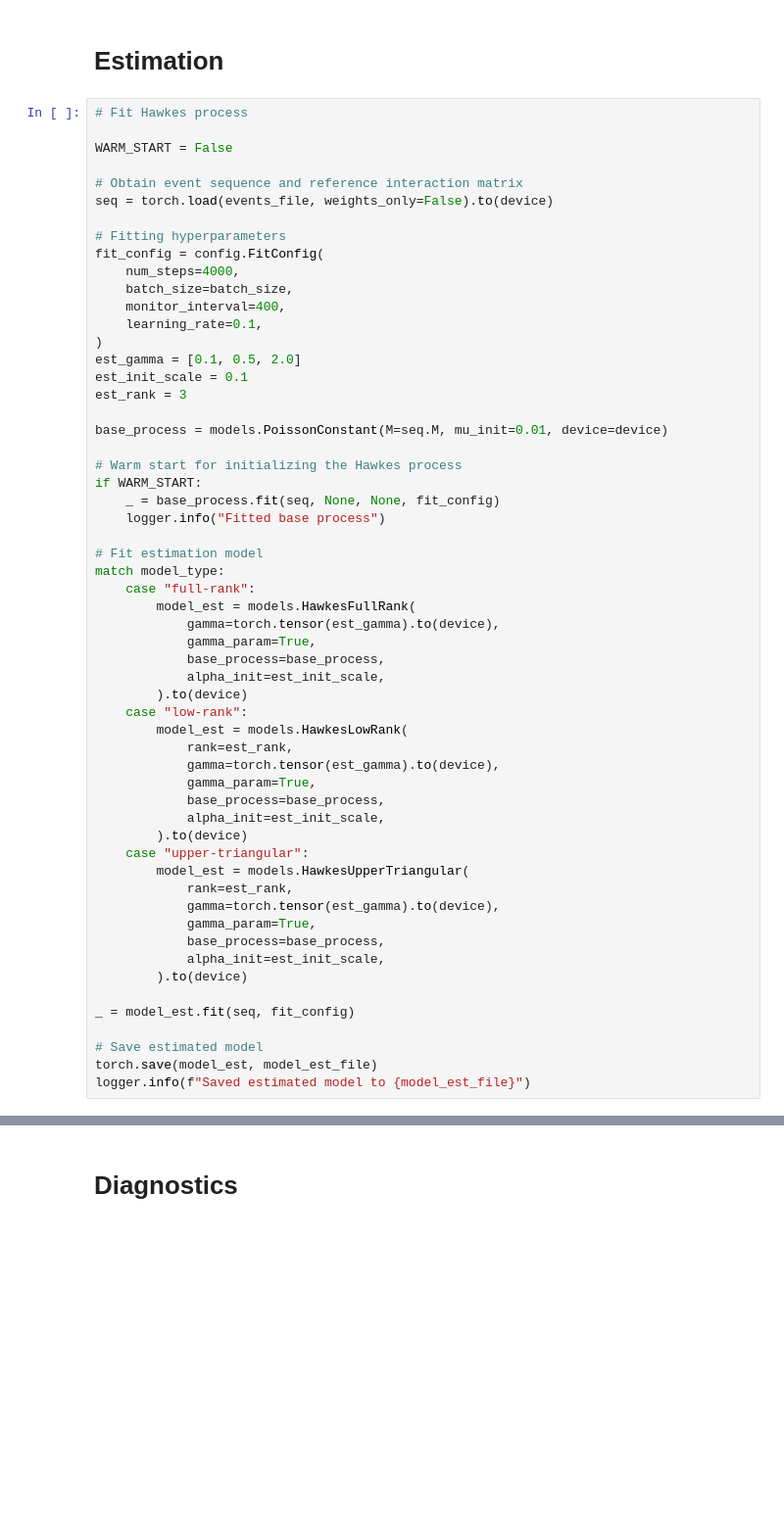
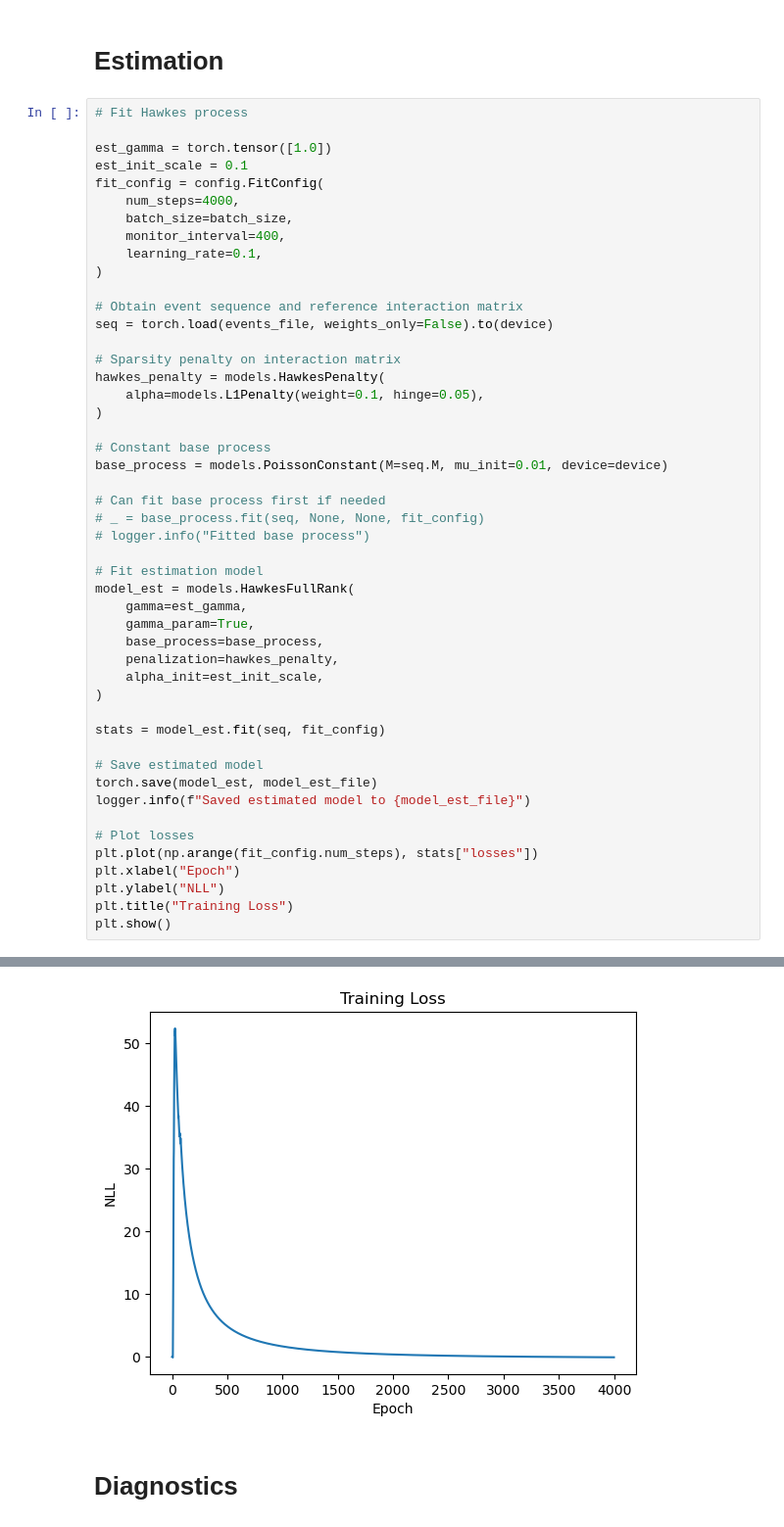
Before and after one commit to ahmrr/HawkesTorch, a Jupyter notebook: examples/full_example.ipynb, the cells around one changed output, grey strips where cells are left out. Shown at 98% size. Drawn from its saved outputs; the diff is of its cells as text; blank space fills up the shorter version.

Commit message:
modular penalty implementation

```diff
--- a/examples/full_example.ipynb
+++ b/examples/full_example.ipynb
@@ -100,58 +86,49 @@ logger.info(
 # %%
 # Fit Hawkes process
 
-WARM_START = False
-
-# Obtain event sequence and reference interaction matrix
-seq = torch.load(events_file, weights_only=False).to(device)
-
-# Fitting hyperparameters
+est_gamma = torch.tensor([1.0])
+est_init_scale = 0.1
 fit_config = config.FitConfig(
     num_steps=4000,
     batch_size=batch_size,
     monitor_interval=400,
     learning_rate=0.1,
 )
-est_gamma = [0.1, 0.5, 2.0]
-est_init_scale = 0.1
-est_rank = 3
 
+# Obtain event sequence and reference interaction matrix
+seq = torch.load(events_file, weights_only=False).to(device)
+
+# Sparsity penalty on interaction matrix
+hawkes_penalty = models.HawkesPenalty(
+    alpha=models.L1Penalty(weight=0.1, hinge=0.05),
+)
+
+# Constant base process
 base_process = models.PoissonConstant(M=seq.M, mu_init=0.01, device=device)
 
-# Warm start for initializing the Hawkes process
-if WARM_START:
-    _ = base_process.fit(seq, None, None, fit_config)
-    logger.info("Fitted base process")
+# Can fit base process first if needed
+# _ = base_process.fit(seq, None, None, fit_config)
+# logger.info("Fitted base process")
 
 # Fit estimation model
-match model_type:
-    case "full-rank":
-        model_est = models.HawkesFullRank(
-            gamma=torch.tensor(est_gamma).to(device),
-            gamma_param=True,
-            base_process=base_process,
-            alpha_init=est_init_scale,
-        ).to(device)
-    case "low-rank":
-        model_est = models.HawkesLowRank(
-            rank=est_rank,
-            gamma=torch.tensor(est_gamma).to(device),
-            gamma_param=True,
-            base_process=base_process,
-            alpha_init=est_init_scale,
-        ).to(device)
-    case "upper-triangular":
-        model_est = models.HawkesUpperTriangular(
-            rank=est_rank,
-            gamma=torch.tensor(est_gamma).to(device),
-            gamma_param=True,
-            base_process=base_process,
-            alpha_init=est_init_scale,
-        ).to(device)
+model_est = models.HawkesFullRank(
+    gamma=est_gamma,
+    gamma_param=True,
+    base_process=base_process,
+    penalization=hawkes_penalty,
+    alpha_init=est_init_scale,
+)
 
-_ = model_est.fit(seq, fit_config)
+stats = model_est.fit(seq, fit_config)
 
 # Save estimated model
 torch.save(model_est, model_est_file)
 logger.info(f"Saved estimated model to {model_est_file}")
+
+# Plot losses
+plt.plot(np.arange(fit_config.num_steps), stats["losses"])
+plt.xlabel("Epoch")
+plt.ylabel("NLL")
+plt.title("Training Loss")
+plt.show()
 # %% [output]
@@ -176,3 +153,4 @@ logger.info(f"Saved estimated model to {model_est_file}")
+[figure, added]
 # %% [markdown]
 # Diagnostics
 # %%
```
Also changed, not shown: parts of 10 cells of this notebook, 33 other files.
